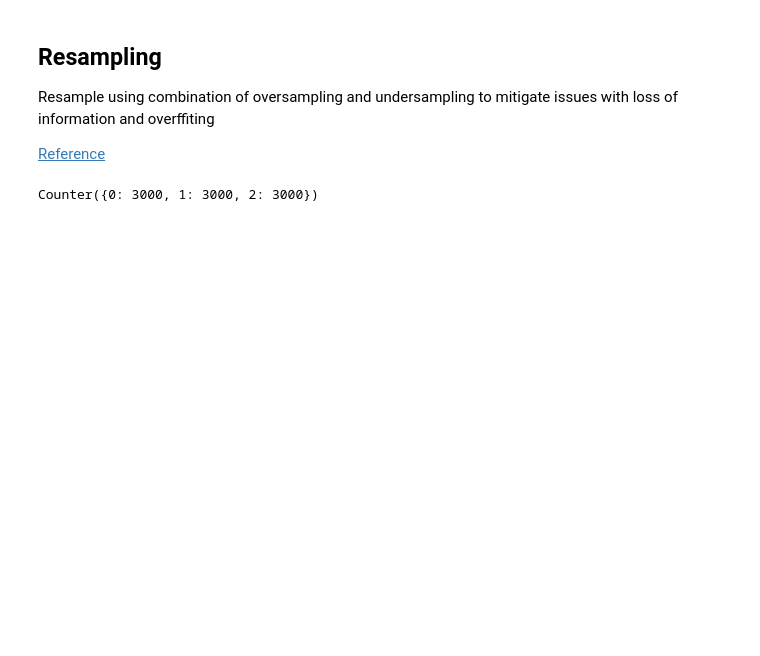
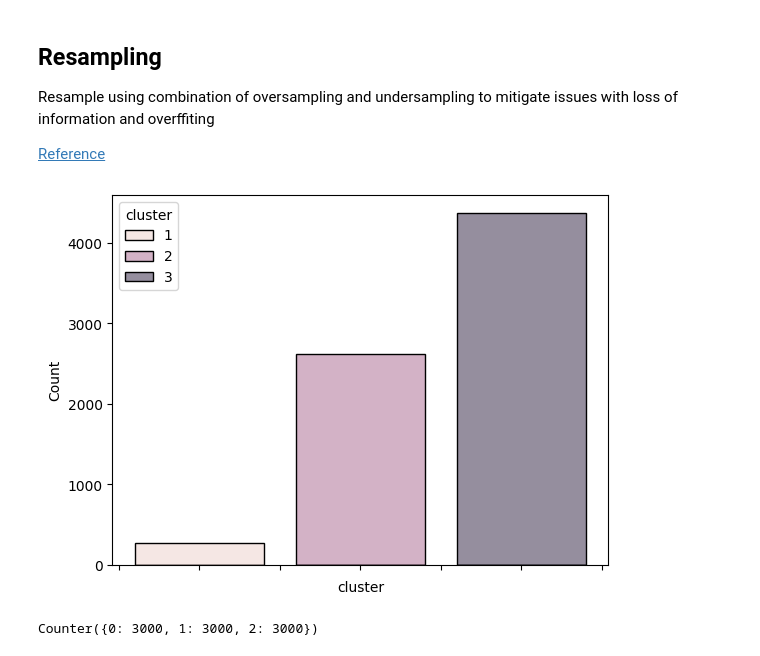
Before and after one commit to cayasryan/AI-201-Final-Project, a Jupyter notebook: modeling/training/modelling-002.ipynb, the cells around one changed output. Saved outputs shown, nothing was run; the diff lists cells and outputs as text; code cells hidden in the pictures; blank space fills up the shorter version.

```diff
--- a/modeling/training/modelling-002.ipynb
+++ b/modeling/training/modelling-002.ipynb
@@ -47,6 +47,10 @@ Counter({2: 6408, 1: 325, 0: 265})
 Resample using combination of oversampling and undersampling to mitigate issues with loss of information and overffiting
 
 [Reference](https://machinelearningmastery.com/random-oversampling-and-undersampling-for-imbalanced-classification/)
+# %%
+ax = sns.histplot(data=clustered_tracks, x="cluster", discrete=True, shrink=.8, hue='cluster').set(xticklabels=[])
+# %% [output]
+[figure, added]
 # %%
 from imblearn.under_sampling import RandomUnderSampler
 from imblearn.over_sampling import RandomOverSampler
```
Also changed, not shown: parts of 34 cells of this notebook, 46 other files.
